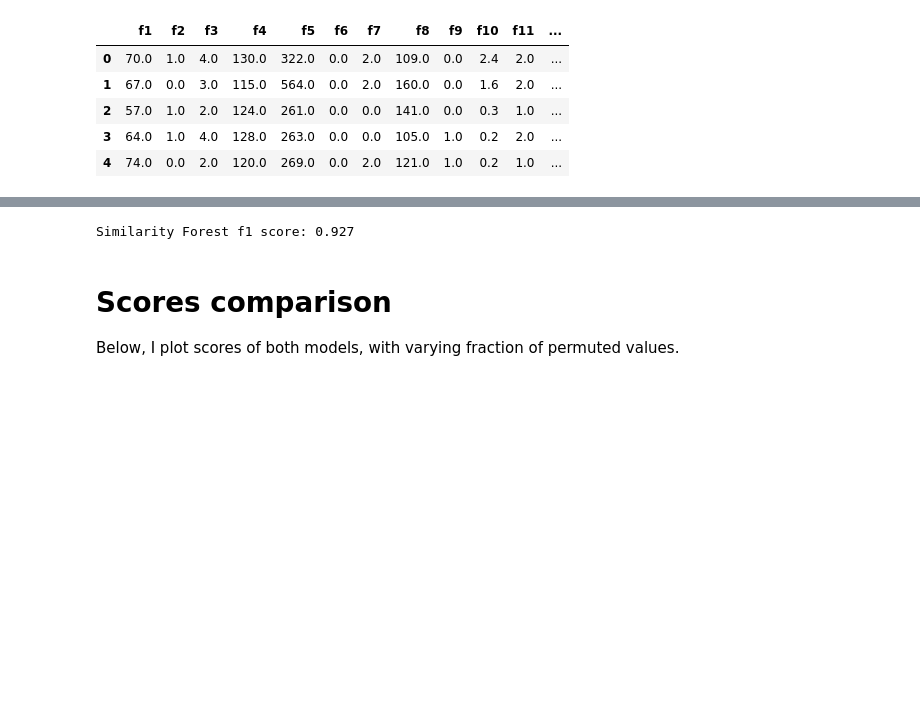
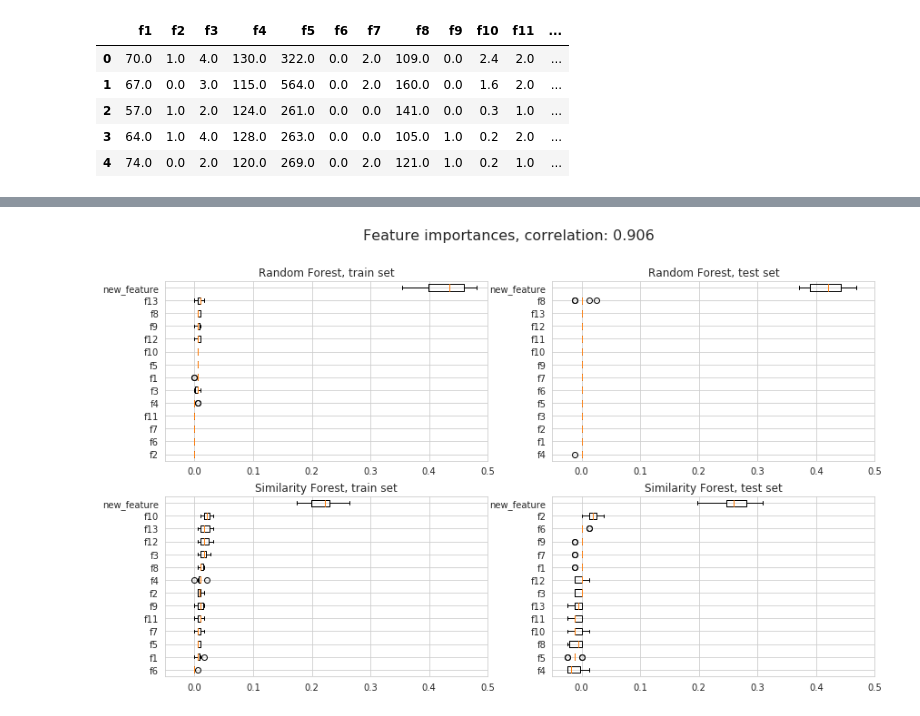
Before and after one commit to sfczekalski/similarity_forest, a Jupyter notebook: examples/Bias.ipynb, the cells around one changed output, grey strips where cells are left out. Saved outputs shown, nothing was run; the diff lists cells and outputs as text; code cells hidden in the pictures; blank space fills up the shorter version.

```diff
--- a/examples/Bias.ipynb
+++ b/examples/Bias.ipynb
@@ -97,12 +99,8 @@ Similarity Forest's score also improved
 # %%
-sf = SimilarityForestClassifier(n_estimators=100, random_state=SEED)
-sf.fit(X_train, y_train)
-sf_pred = sf.predict(X_test)
+sf = SimilarityForestClassifier(n_estimators=100, random_state=SEED).fit(X_train, y_train)
 
-print(f'Similarity Forest f1 score: {round(f1_score(y_test, sf_pred), 3)}')
+perm_importance_results = get_permutation_importances(rf, sf,
+                                                      X_train, y_train, X_test, y_test,
+                                                      corr, df.columns.values, plot=True)
 # %% [output]
-Similarity Forest f1 score: 0.927
+[figure, added]
-# %% [markdown]
-# Scores comparison
-
-Below, I plot scores of both models, with varying fraction of permuted values.
```
Also changed, not shown: parts of 21 cells of this notebook, 8 other files.
